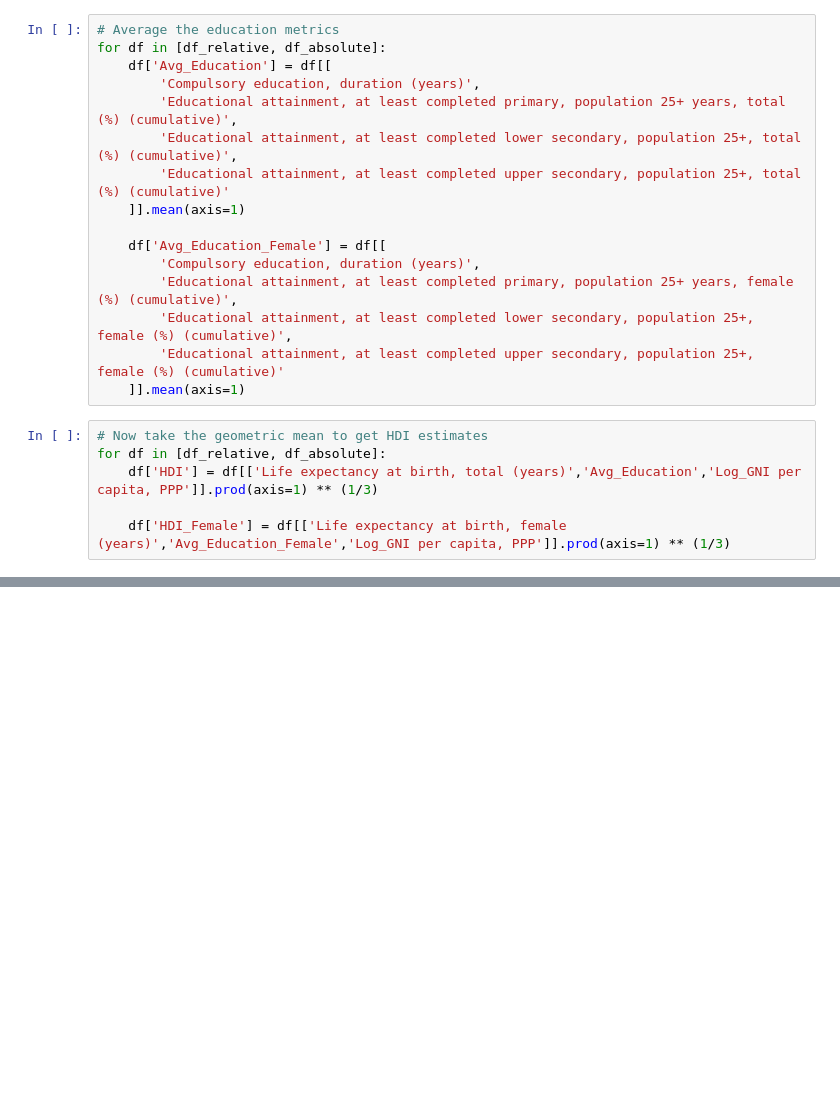
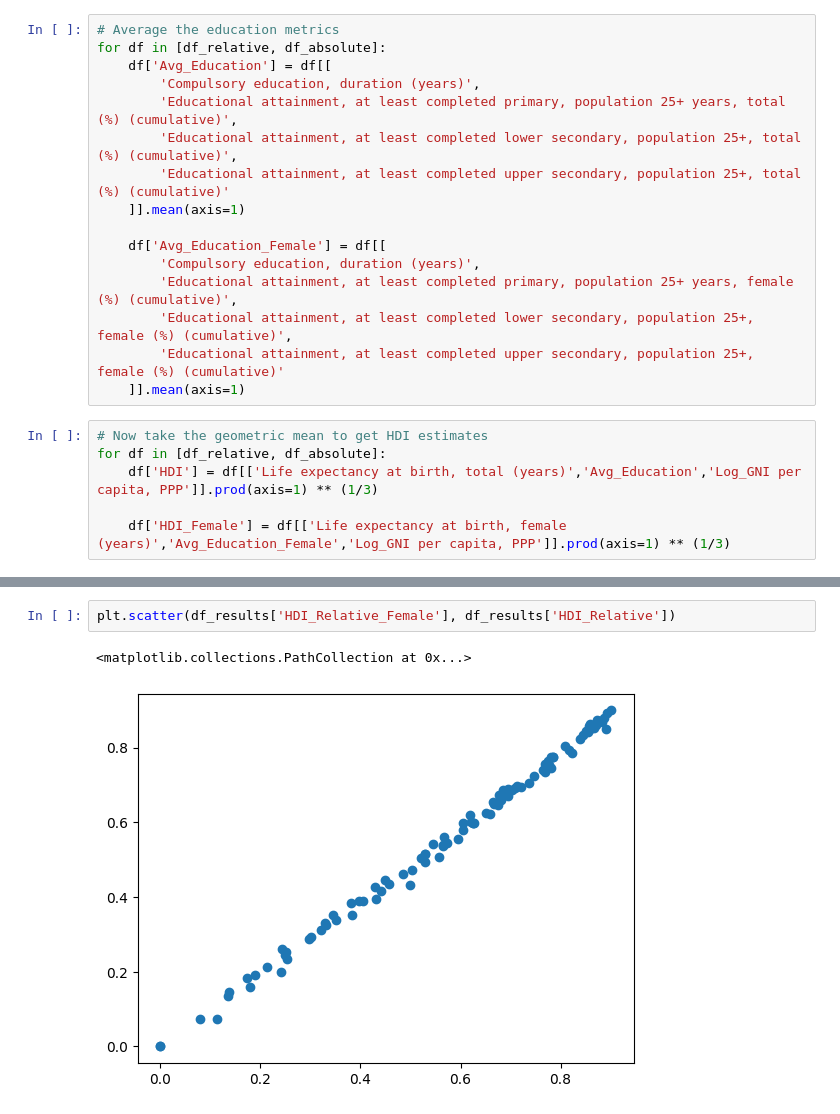
Before and after one commit to svanomm/development-econ, a Jupyter notebook: week 1 assignment/20250707 - DevEcon Assignment 1.ipynb, the cells around one changed output, grey strips where cells are left out. Saved outputs shown, nothing was run; the diff lists cells and outputs as text; blank space fills up the shorter version.

```diff
--- a/week 1 assignment/20250707 - DevEcon Assignment 1.ipynb
+++ b/week 1 assignment/20250707 - DevEcon Assignment 1.ipynb
@@ -146,0 +321,5 @@ df_results
+# %%
+plt.scatter(df_results['HDI_Relative_Female'], df_results['HDI_Relative'])
+# %% [output]
+<matplotlib.collections.PathCollection at 0x...>
+[figure, added]
```
Also changed, not shown: parts of 16 cells of this notebook, 6 other files.
